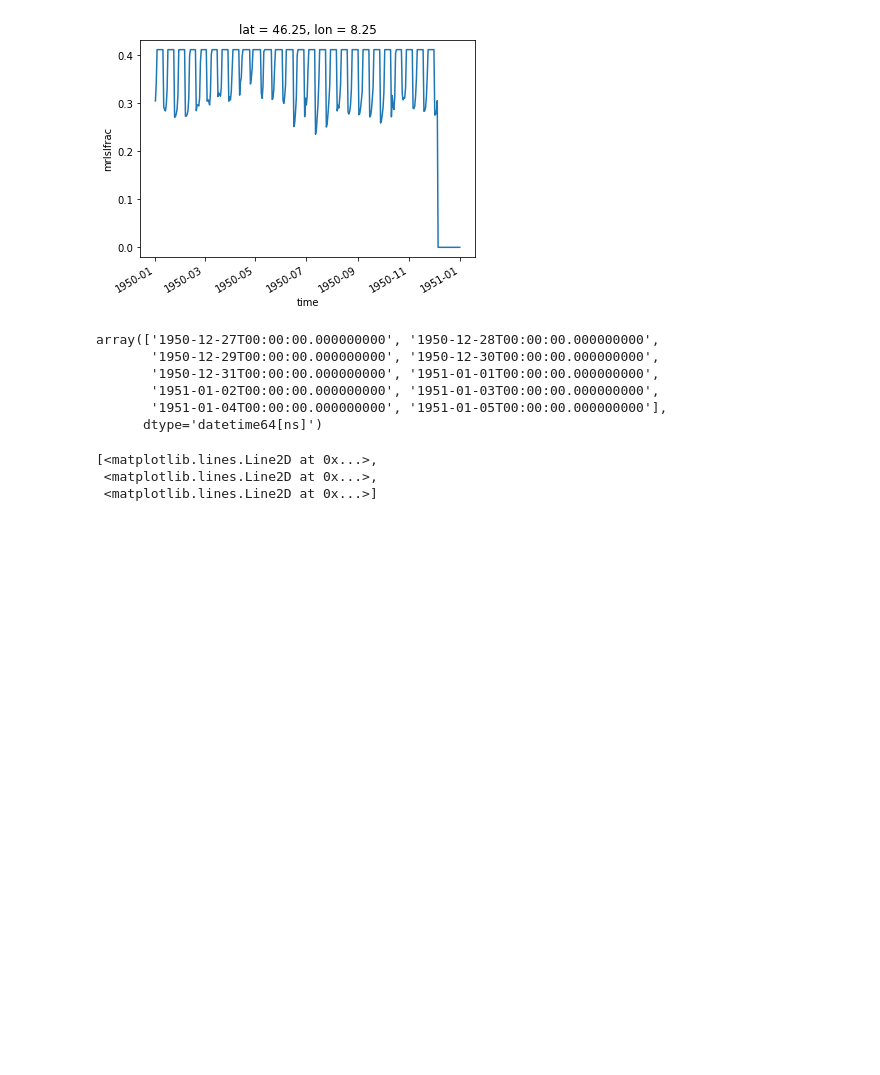
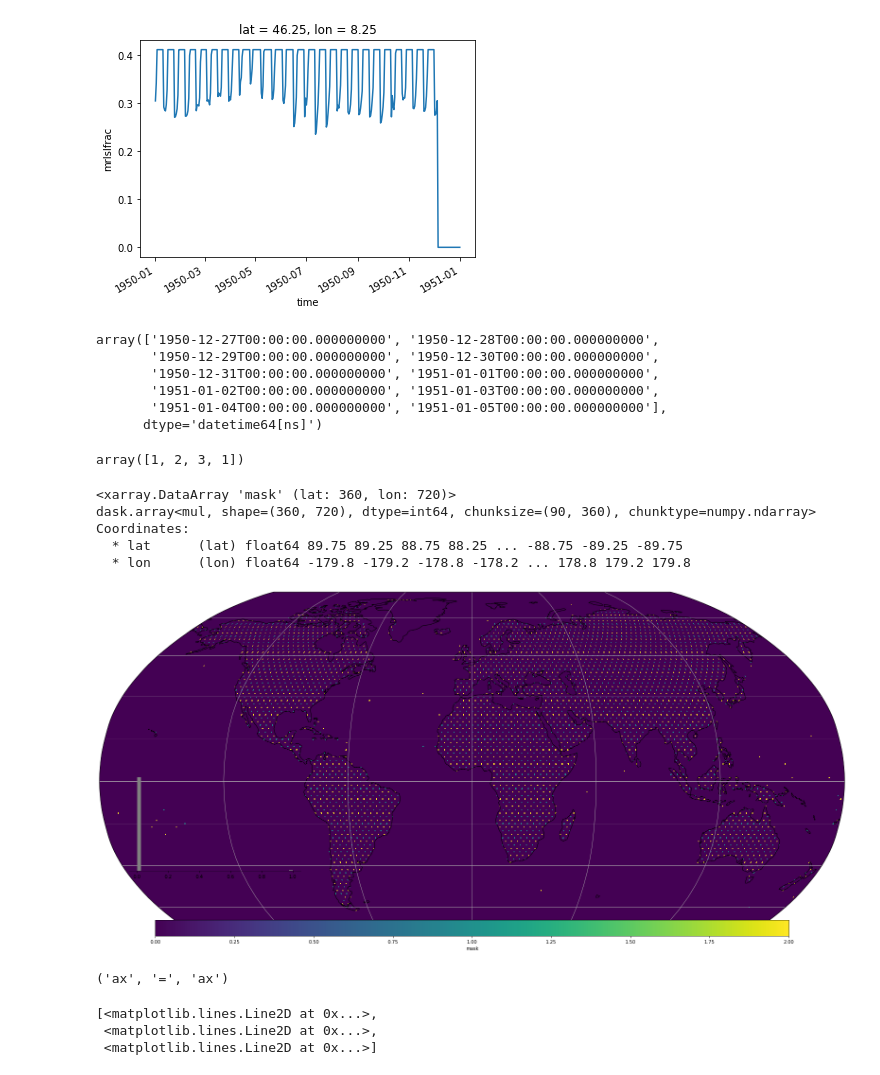
Before and after one commit to bask0/dl4es_ch18, a Jupyter notebook: src/notebooks/dataprep.ipynb, the cells around one changed output. Drawn from its saved outputs; the diff is of its cells as text; code cells hidden in the pictures; blank space fills up the shorter version.

Commit message:
Improved cv-fold masking, minor bug fixes

```diff
--- a/src/notebooks/dataprep.ipynb
+++ b/src/notebooks/dataprep.ipynb
@@ -357,4 +357,8 @@ for var in s_xr.data_vars:
     else:
         non_time_vars.append(var)
 # %%
-mask = s_xr[non_time_vars].to_array().notnull().any('variable').compute()
+mask = s_xr[non_time_vars].to_array().notnull().all('variable').compute()
+
+for var in time_vars:
+    print(var)
+    mask *= s_xr[var].notnull().all('time').compute()
@@ -852,0 +878,4 @@ config_file = '/workspace/bkraft/dl_chapter14/config/data_loader_config.json'
+# %%
+np.append(np.array([1, 2, 3]), 1)
+# %% [output]
+array([1, 2, 3, 1])
@@ -853,5 +884,22 @@ config_file = '/workspace/bkraft/dl_chapter14/config/data_loader_config.json'
+# %%
+config = get_config('default')
 # %%
-d = Data(config_file, ['et', 'tair', 'tws'], ['pft'], 'et', partition_set='eval', is_tune=True)
+d = Data(config, partition_set='train', fold=-1, is_tune=True)
+# %% [output]
+<xarray.DataArray 'mask' (lat: 360, lon: 720)>
+dask.array<mul, shape=(360, 720), dtype=int64, chunksize=(90, 360), chunktype=numpy.ndarray>
+Coordinates:
+  * lat      (lat) float64 89.75 89.25 88.75 88.25 ... -88.75 -89.25 -89.75
+  * lon      (lon) float64 -179.8 -179.2 -178.8 -178.2 ... 178.8 179.2 179.8
+# %%
+fig, ax = subplots_robinson(figsize=(30, 15))
+plot_map(d.mask,ax = ax)
+# %% [output]
+[figure, added]
+# %%
+, ax = ax
+# %% [output]
+('ax', '=', 'ax')
 # %%
 d, s, t, (lat, lon) = d[100]
 # %%
```
Also changed, not shown: parts of 28 cells of this notebook, 6 other files.
